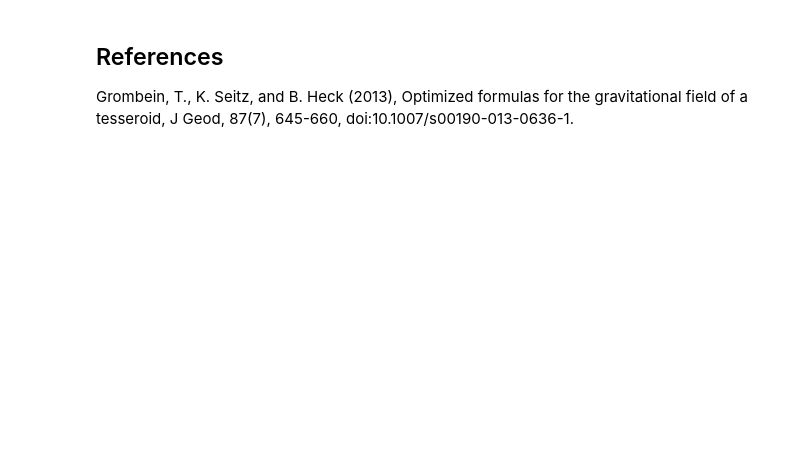
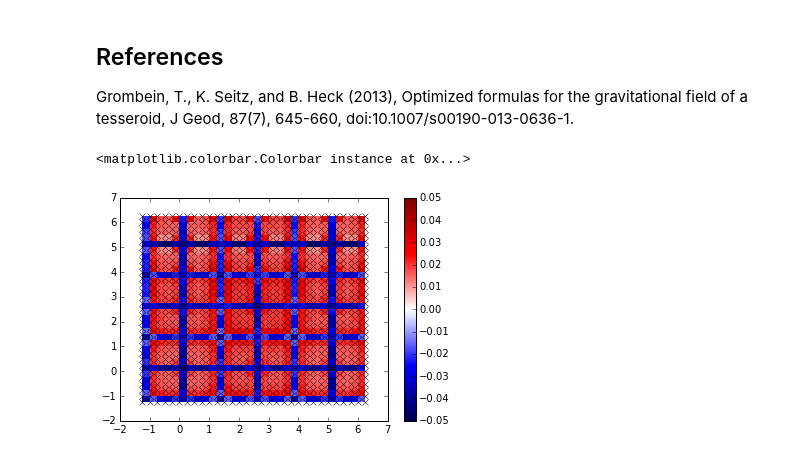
Before and after one commit to pinga-lab/paper-tesseroids, a Jupyter notebook: notebooks/tesseroid_vs_spherical_shell.ipynb, the cells around one changed output. Saved outputs shown, nothing was run; the diff lists cells and outputs as text; code cells hidden in the pictures; blank space fills up the shorter version.

```diff
--- a/notebooks/tesseroid_vs_spherical_shell.ipynb
+++ b/notebooks/tesseroid_vs_spherical_shell.ipynb
@@ -236,3 +263,15 @@ plt.tight_layout()
 # %% [markdown]
 ## References
 Grombein, T., K. Seitz, and B. Heck (2013), Optimized formulas for the gravitational field of a tesseroid, J Geod, 87(7), 645-660, doi:10.1007/s00190-013-0636-1.
+# %%
+data = np.loadtxt(tess_out_files[4])
+# %%
+lon, lat, f = data[:, 0].reshape((31, 31)), data[:, 1].reshape((31, 31)), data[:, -1].reshape((31, 31)) - shell_data[-1]
+# %%
+plt.figure()
+plt.plot(lon, lat, 'xk')
+plt.pcolor(lon, lat, f, cmap=plt.cm.seismic, vmin=-0.05, vmax=0.05)
+plt.colorbar()
+# %% [output]
+<matplotlib.colorbar.Colorbar instance at 0x...>
+[figure, added]
```
Also changed, not shown: parts of 12 cells of this notebook.
